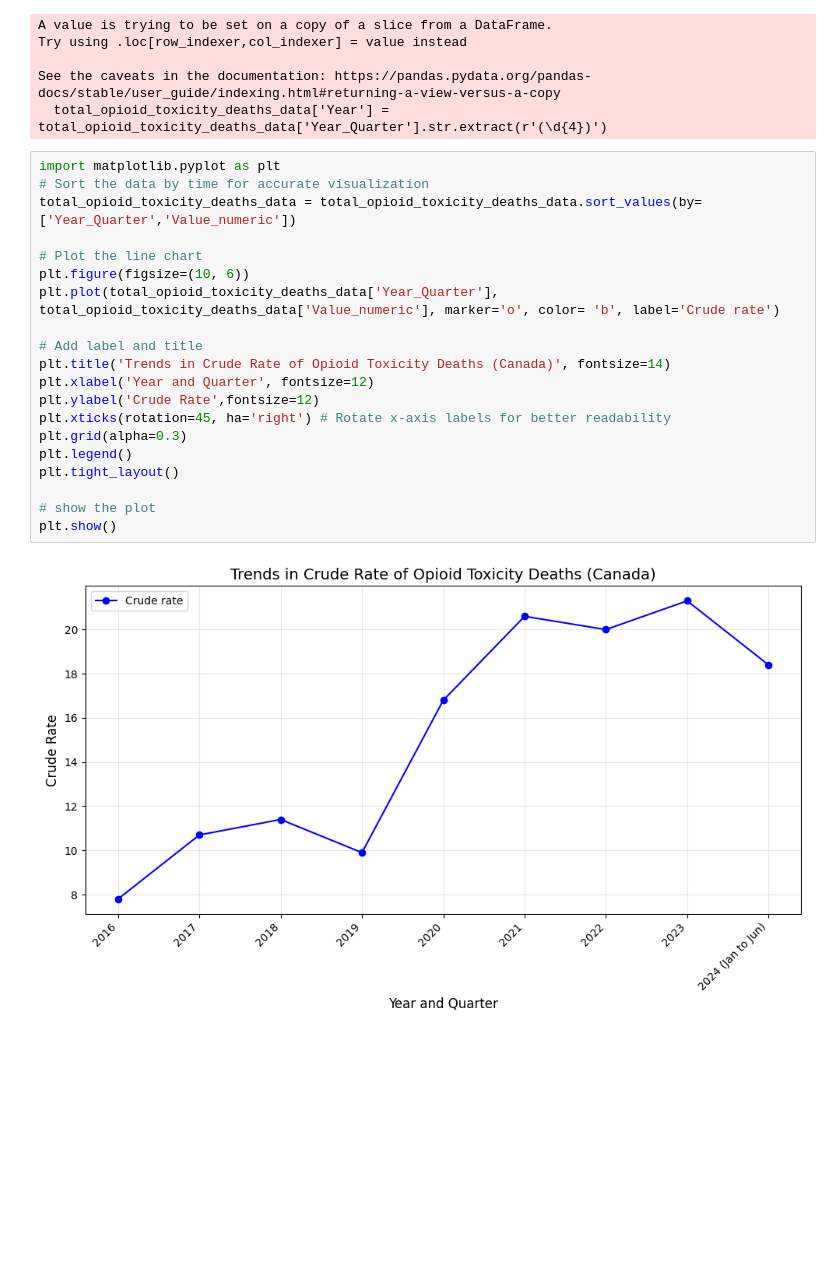
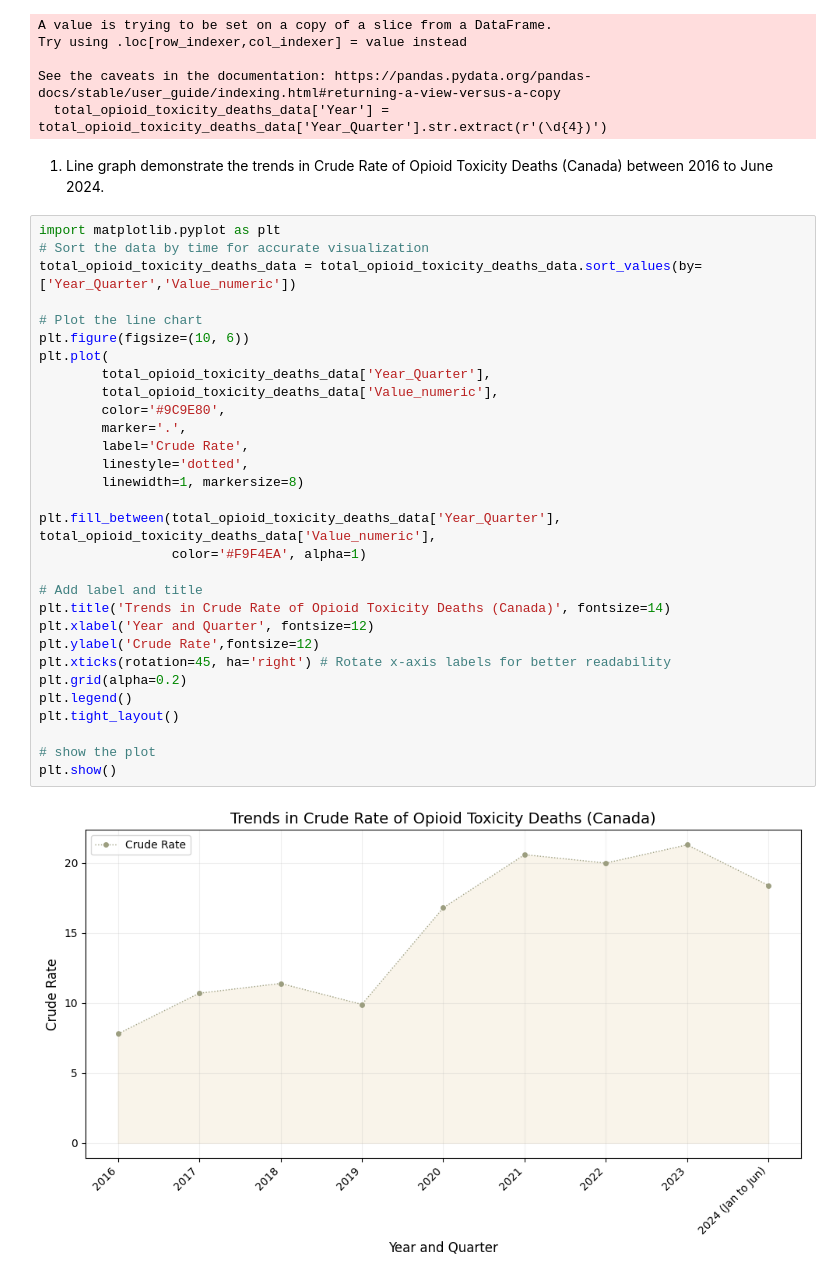
Before and after one commit to sjutamat/E-Commerce-Customer-Segmentation, a Jupyter notebook: opioidandstimulate.ipynb, the cells around one changed output. Cells and saved outputs as stored; diff of their text form; blank space fills up the shorter version.

Commit message:
Graph decoration

```diff
--- a/opioidandstimulate.ipynb
+++ b/opioidandstimulate.ipynb
@@ -169,25 +207,37 @@ Try using .loc[row_indexer,col_indexer] = value instead
 
 See the caveats in the documentation: https://pandas.pydata.org/pandas-docs/stable/user_guide/indexing.html#returning-a-view-versus-a-copy
   total_opioid_toxicity_deaths_data['Year'] = total_opioid_toxicity_deaths_data['Year_Quarter'].str.extract(r'(\d{4})')
+# %% [markdown]
+1. Line graph demonstrate the trends in Crude Rate of Opioid Toxicity Deaths (Canada) between 2016 to June 2024.
 # %%
 import matplotlib.pyplot as plt
 # Sort the data by time for accurate visualization
 total_opioid_toxicity_deaths_data = total_opioid_toxicity_deaths_data.sort_values(by=['Year_Quarter','Value_numeric'])
 
 # Plot the line chart
 plt.figure(figsize=(10, 6))
-plt.plot(total_opioid_toxicity_deaths_data['Year_Quarter'], total_opioid_toxicity_deaths_data['Value_numeric'], marker='o', color= 'b', label='Crude rate')
+plt.plot(
+        total_opioid_toxicity_deaths_data['Year_Quarter'],
+        total_opioid_toxicity_deaths_data['Value_numeric'],
+        color='#9C9E80',
+        marker='.',
+        label='Crude Rate',
+        linestyle='dotted',
+        linewidth=1, markersize=8)
+
+plt.fill_between(total_opioid_toxicity_deaths_data['Year_Quarter'], total_opioid_toxicity_deaths_data['Value_numeric'],
+                 color='#F9F4EA', alpha=1)
 
 # Add label and title
 plt.title('Trends in Crude Rate of Opioid Toxicity Deaths (Canada)', fontsize=14)
 plt.xlabel('Year and Quarter', fontsize=12)
 plt.ylabel('Crude Rate',fontsize=12)
 plt.xticks(rotation=45, ha='right') # Rotate x-axis labels for better readability
-plt.grid(alpha=0.3)
+plt.grid(alpha=0.2)
 plt.legend()
 plt.tight_layout()
 
 # show the plot
 plt.show()
 # %% [output]
-[figure, old version]
+[figure, new version]
```
Also changed, not shown: parts of 4 cells of this notebook.
